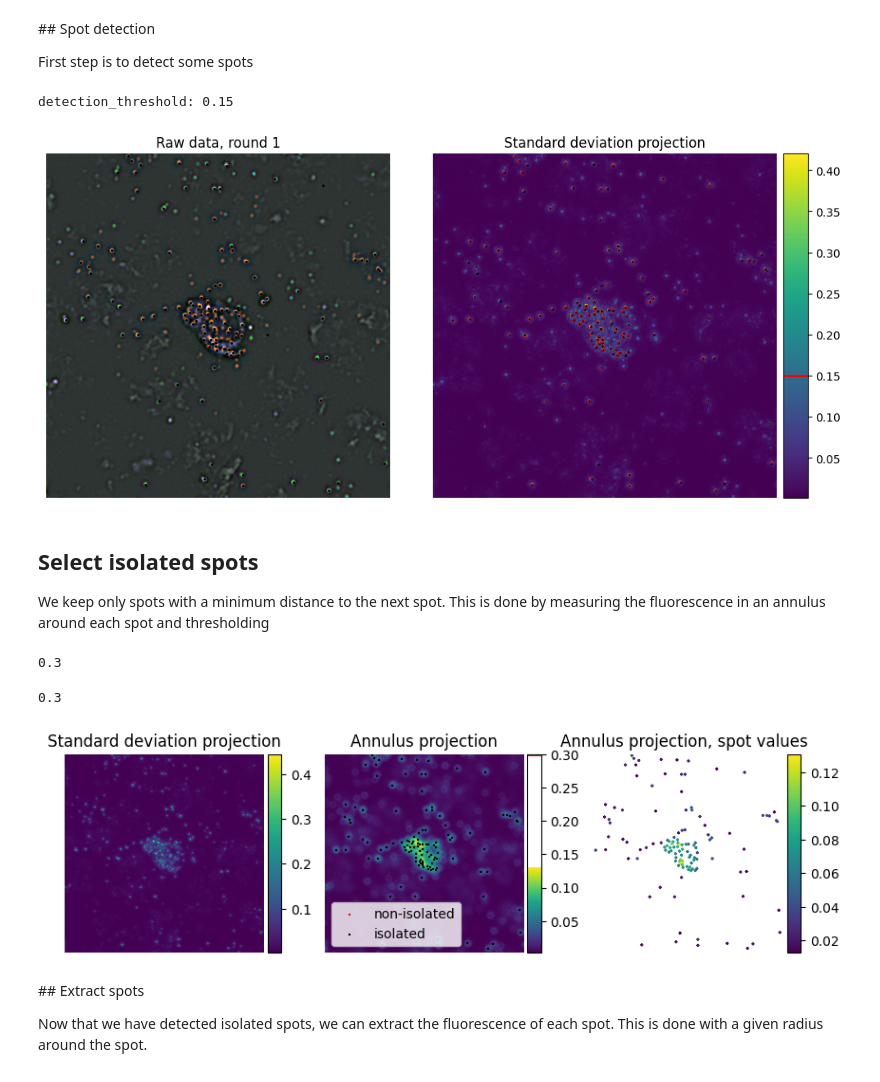
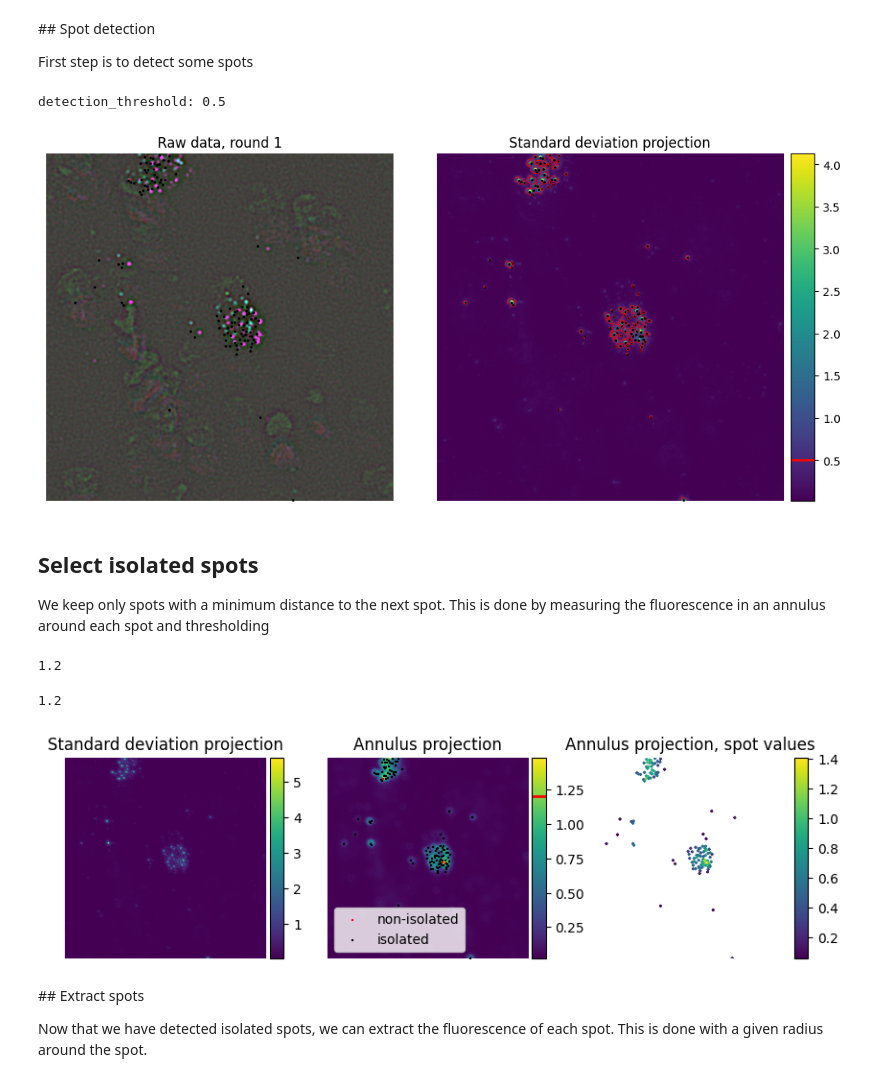
Before and after one commit to znamlab/iss-preprocess, a Jupyter notebook: notebooks/select_bleedtrough_parameters.ipynb, the cells around one changed output. Drawn from its saved outputs; the diff is of its cells as text; code cells hidden in the pictures.

```diff
--- a/notebooks/select_bleedtrough_parameters.ipynb
+++ b/notebooks/select_bleedtrough_parameters.ipynb
@@ -16,7 +16,7 @@ import iss_preprocess as iss
 import iss_preprocess.io.load
 import iss_preprocess.pipeline.register
 
-data_path = "toksozi_in-vivo-BRISC/BRAC12106.1c/chamber_01"
+data_path = "toksozi_in-vivo-BRISC/BRAC12106.1c/chamber_02"
 prefix = "barcode_round"
 ref_tile_index = 0  # which of the reference tiles do we want to use for plots
 # %%
@@ -82,7 +82,7 @@ detection_threshold = ops[f"{short_pref}_detection_threshold"]
 print(f"detection_threshold: {detection_threshold}")
 spots = detect_spots(reference, threshold=detection_threshold)
 # %% [output]
-detection_threshold: 0.15
+detection_threshold: 0.5
 # %%
 # Find the place with the highest density of spots, just for plotting
 x, y = spots["x"].values, spots["y"].values
@@ -113,41 +113,41 @@ valid_spots = spots[
 
 rgb = round_to_rgb(
     stack,
-    1,
+    11,
     extent=extent,
     channel_colors=([1, 0, 0], [0, 1, 0], [1, 0, 1], [0, 1, 1]),
     vmax=np.percentile(stack[..., 0], 99.99, axis=(0, 1)),
     vmin=np.percentile(stack[..., 0], 0.2, axis=(0, 1)),
 )
 fig, axes = plt.subplots(1, 2, figsize=(10, 5))
 # make a colorbar and hide it to have axis the same size
 cax, cb = plot_matrix_with_colorbar(rgb, axes[0])
 cax.clear()
 cax.axis("off")
 axes[0].set_title("Raw data, round 1")
 ref_part = reference[slice(*extent[0]), slice(*extent[1])]
 cax, cb = plot_matrix_with_colorbar(
     ref_part,
     axes[1],
     cmap="viridis",
     vmax=np.percentile(reference, 99.999),
     vmin=np.percentile(reference, 0.2),
 )
 axes[1].contour(ref_part, levels=[detection_threshold], colors="r", linewidths=0.5)
 cax.axhline(detection_threshold, color="r", lw=2)
 axes[1].set_title("Standard deviation projection")
 for ax in axes:
     ax.scatter(
         valid_spots.x - extent[1][0],
         valid_spots.y - extent[0][0],
         s=2,
         c="k",
         marker="x",
     )
     ax.axis("off")
 fig.tight_layout()
 # %% [output]
-[figure, old version]
+[figure, new version]
 # %% [markdown]
 ## Select isolated spots
 
@@ -168,7 +168,7 @@ isolated = annulus_image[spots["y"], spots["x"]] < isolation_threshold
 isolated_spots = spots[isolated]
 non_isolated_spots = spots[~isolated]
 # %% [output]
-0.3
+1.2
 # %%
 annulus_part = annulus_image[slice(*extent[0]), slice(*extent[1])]
 fig, axes = plt.subplots(1, 3, figsize=(10, 5))
@@ -238,8 +238,8 @@ plot_matrix_with_colorbar(img, axes[2], vmin=vmin, vmax=vmax)
 for ax in axes:
     ax.axis("off")
 # %% [output]
-0.3
+1.2
-[figure, old version]
+[figure, new version]
 # %% [markdown]
 ## Extract spots
 
```
Also changed, not shown: parts of 16 cells of this notebook, 1 other file.
